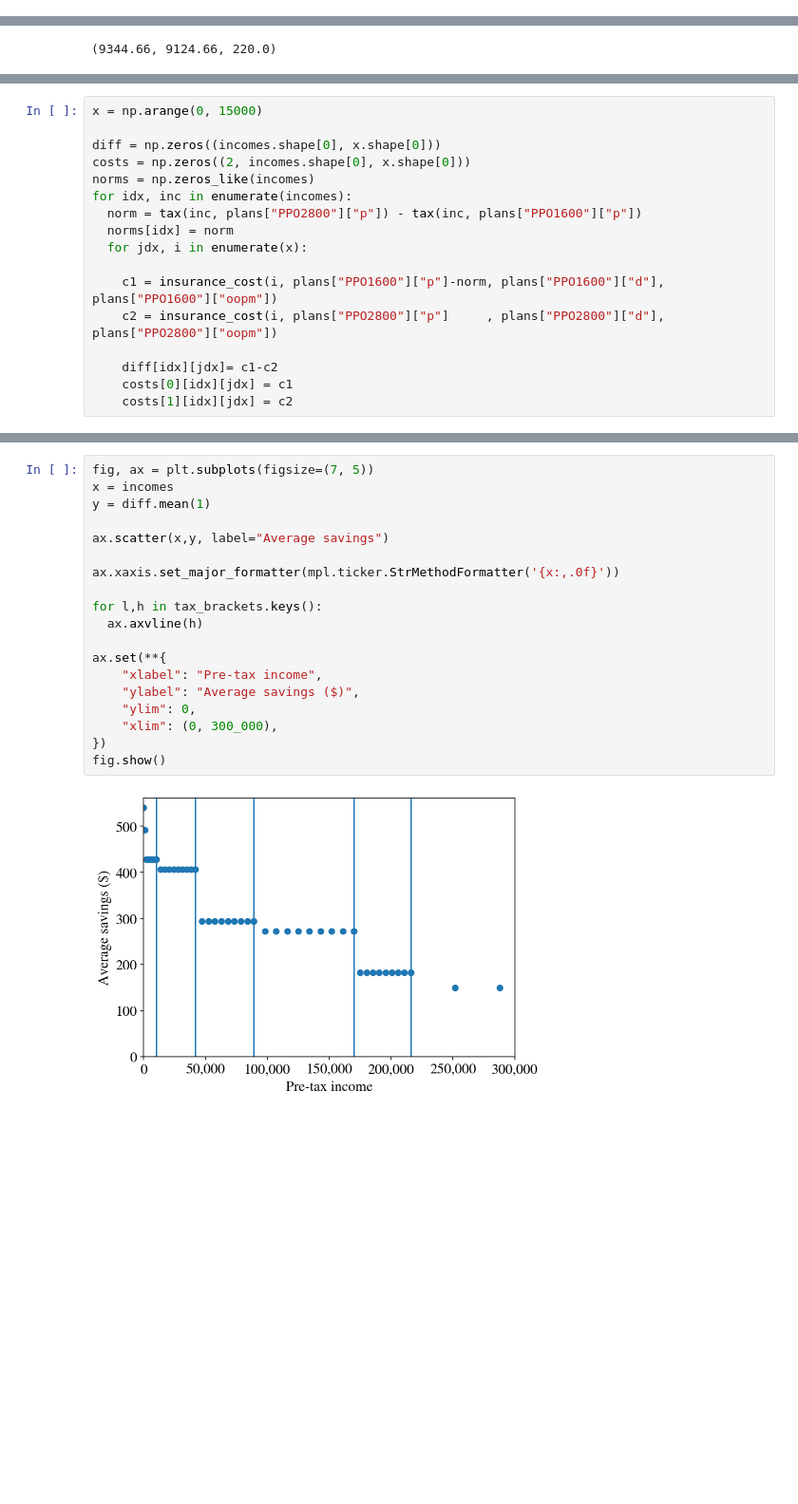
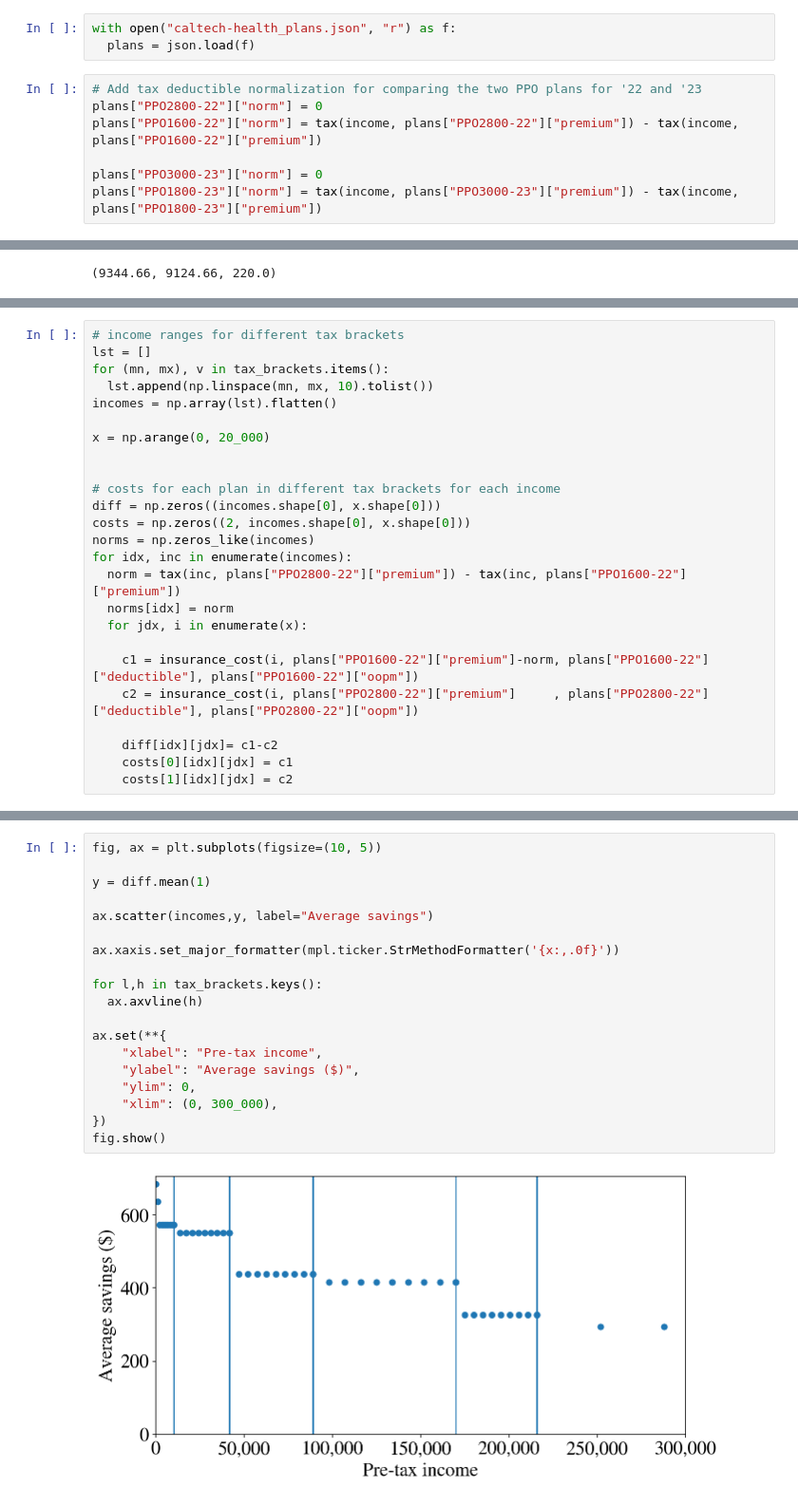
Before and after one commit to sbooeshaghi/health-insurance, a Jupyter notebook: healthcare_costs.ipynb, the cells around one changed output, grey strips where cells are left out. Shown at 95% size. Drawn from its saved outputs; the diff is of its cells as text; blank space fills up the shorter version.

```diff
--- a/healthcare_costs.ipynb
+++ b/healthcare_costs.ipynb
@@ -316,0 +122,10 @@ x[np.where(ppo1600_2-ppo2800_2 < 0)[0][-1]]
+# %%
+with open("caltech-health_plans.json", "r") as f:
+  plans = json.load(f)
+# %%
+# Add tax deductible normalization for comparing the two PPO plans for '22 and '23
+plans["PPO2800-22"]["norm"] = 0
+plans["PPO1600-22"]["norm"] = tax(income, plans["PPO2800-22"]["premium"]) - tax(income, plans["PPO1600-22"]["premium"])
+
+plans["PPO3000-23"]["norm"] = 0
+plans["PPO1800-23"]["norm"] = tax(income, plans["PPO3000-23"]["premium"]) - tax(income, plans["PPO1800-23"]["premium"])
@@ -488,16 +368,24 @@ incomes.shape
 # %%
-x = np.arange(0, 15000)
+# income ranges for different tax brackets
+lst = []
+for (mn, mx), v in tax_brackets.items():
+  lst.append(np.linspace(mn, mx, 10).tolist())
+incomes = np.array(lst).flatten()
 
+x = np.arange(0, 20_000)
+
+
+# costs for each plan in different tax brackets for each income
 diff = np.zeros((incomes.shape[0], x.shape[0]))
 costs = np.zeros((2, incomes.shape[0], x.shape[0]))
 norms = np.zeros_like(incomes)
 for idx, inc in enumerate(incomes):
-  norm = tax(inc, plans["PPO2800"]["p"]) - tax(inc, plans["PPO1600"]["p"])
+  norm = tax(inc, plans["PPO2800-22"]["premium"]) - tax(inc, plans["PPO1600-22"]["premium"])
   norms[idx] = norm
   for jdx, i in enumerate(x):
 
-    c1 = insurance_cost(i, plans["PPO1600"]["p"]-norm, plans["PPO1600"]["d"], plans["PPO1600"]["oopm"])
-    c2 = insurance_cost(i, plans["PPO2800"]["p"]     , plans["PPO2800"]["d"], plans["PPO2800"]["oopm"])
+    c1 = insurance_cost(i, plans["PPO1600-22"]["premium"]-norm, plans["PPO1600-22"]["deductible"], plans["PPO1600-22"]["oopm"])
+    c2 = insurance_cost(i, plans["PPO2800-22"]["premium"]     , plans["PPO2800-22"]["deductible"], plans["PPO2800-22"]["oopm"])
 
     diff[idx][jdx]= c1-c2
     costs[0][idx][jdx] = c1
@@ -532,21 +418,21 @@ diff.mean()
 # %%
-fig, ax = plt.subplots(figsize=(7, 5))
-x = incomes
+fig, ax = plt.subplots(figsize=(10, 5))
+
 y = diff.mean(1)
 
-ax.scatter(x,y, label="Average savings")
+ax.scatter(incomes,y, label="Average savings")
 
 ax.xaxis.set_major_formatter(mpl.ticker.StrMethodFormatter('{x:,.0f}'))
 
 for l,h in tax_brackets.keys():
   ax.axvline(h)
 
 ax.set(**{
     "xlabel": "Pre-tax income",
     "ylabel": "Average savings ($)",
     "ylim": 0,
     "xlim": (0, 300_000),
 })
 fig.show()
 # %% [output]
-[figure, old version]
+[figure, new version]
```
Also changed, not shown: parts of 53 cells of this notebook.
